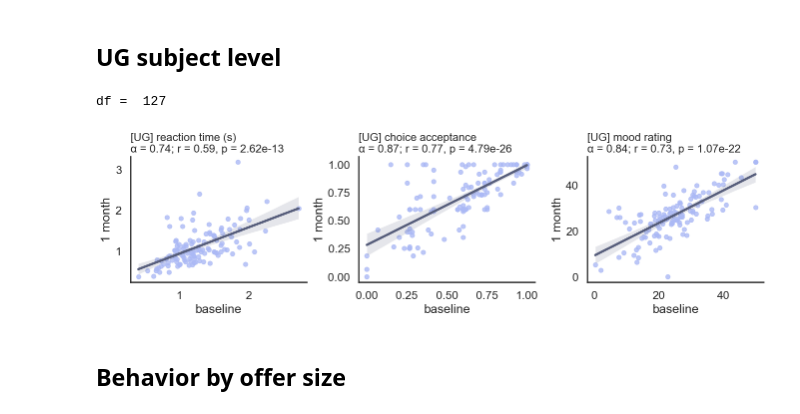
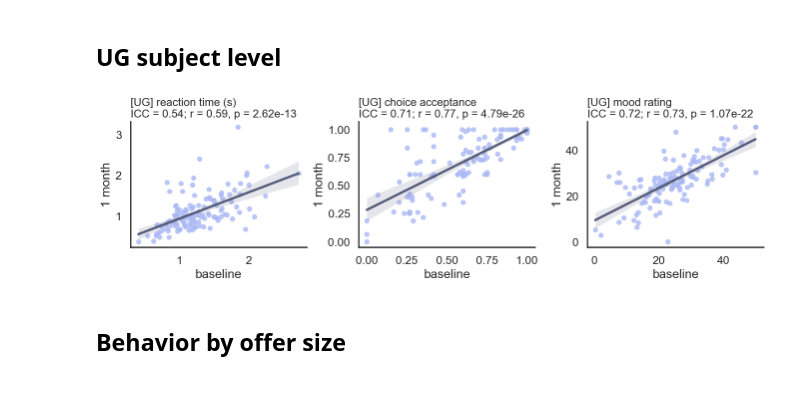
Before and after one commit to fuqixiu/leap-online-study, a Jupyter notebook: analysis/longitudinal_check.ipynb, the cells around one changed output. Drawn from its saved outputs; the diff is of its cells as text; code cells hidden in the pictures.

```diff
--- a/analysis/longitudinal_check.ipynb
+++ b/analysis/longitudinal_check.ipynb
@@ -467,60 +462,74 @@ merged.dropna(inplace=True)
 fig, axes = plt.subplots(1, 3, figsize=(14, 4.2))
 
 # === Panel: RT ===
-# Cronbach's alpha
-df_rt = merged[['choice_rt_T1', 'choice_rt_T3']].dropna()
-alpha_rt, _ = pg.cronbach_alpha(data=df_rt)
-
 x_rt = merged['choice_rt_T1']
 y_rt = merged['choice_rt_T3']
+
+# ICC
+df_rt_long = merged[['participant', 'choice_rt_T1', 'choice_rt_T3']].melt(
+    id_vars='participant', var_name='timepoint', value_name='score')
+df_rt_long['timepoint'] = df_rt_long['timepoint'].str.extract(r'T(\d)').squeeze()
+icc_rt = pg.intraclass_corr(data=df_rt_long, targets='participant', raters='timepoint', ratings='score')
+icc_rt_val = icc_rt.loc[icc_rt['Type'] == 'ICC2', 'ICC'].values[0]
+
+# Pearson r
 r_rt, p_rt = pearsonr(x_rt, y_rt)
-print('df = ', len(x_rt) - 2)
 p_rt_text = f"p = {p_rt:.2e}"
 
-sns.regplot(x=x_rt, y=y_rt, scatter_kws={"s": 40, "color": "#abb9f5"}, line_kws={"color": "#565d7b"}, ax=axes[0])
-axes[0].set_title(f'[UG] reaction time (s) \nα = {alpha_rt:.2f}; r = {r_rt:.2f}, {p_rt_text}', fontsize=16, loc='left')
-# axes[0].set_title('a', fontsize=20, loc='left')
+sns.regplot(x=x_rt, y=y_rt, scatter_kws={"s": 40, "color": "#abb9f5"},
+            line_kws={"color": "#565d7b"}, ax=axes[0])
+axes[0].set_title(f'[UG] reaction time (s) \nICC = {icc_rt_val:.2f}; r = {r_rt:.2f}, {p_rt_text}',
+                  fontsize=16, loc='left')
 axes[0].set_xlabel('baseline')
 axes[0].set_ylabel('1 month')
 
 # === Panel: choice ===
-# Cronbach's alpha
-df_ca = merged[['choice_acc_T1', 'choice_acc_T3']].dropna()
-alpha_ca, _ = pg.cronbach_alpha(data=df_ca)
-
 x_ca = merged['choice_acc_T1']
 y_ca = merged['choice_acc_T3']
+
+df_ca_long = merged[['participant', 'choice_acc_T1', 'choice_acc_T3']].melt(
+    id_vars='participant', var_name='timepoint', value_name='score')
+df_ca_long['timepoint'] = df_ca_long['timepoint'].str.extract(r'T(\d)').squeeze()
+icc_ca = pg.intraclass_corr(data=df_ca_long, targets='participant', raters='timepoint', ratings='score')
+icc_ca_val = icc_ca.loc[icc_ca['Type'] == 'ICC2', 'ICC'].values[0]
+
 r_ca, p_ca = pearsonr(x_ca, y_ca)
 p_ca_text = f"p = {p_ca:.2e}"
 
-sns.regplot(x=x_ca, y=y_ca, scatter_kws={"s": 40, "color": "#abb9f5"}, line_kws={"color": "#565d7b"}, ax=axes[1])
-axes[1].set_title(f'[UG] choice acceptance \nα = {alpha_ca:.2f}; r = {r_ca:.2f}, {p_ca_text}', fontsize=16, loc='left')
+sns.regplot(x=x_ca, y=y_ca, scatter_kws={"s": 40, "color": "#abb9f5"},
+            line_kws={"color": "#565d7b"}, ax=axes[1])
+axes[1].set_title(f'[UG] choice acceptance \nICC = {icc_ca_val:.2f}; r = {r_ca:.2f}, {p_ca_text}',
+                  fontsize=16, loc='left')
 axes[1].set_xlabel('baseline')
 axes[1].set_ylabel('1 month')
 
 # === Panel: mood ===
-# Cronbach's alpha
-df_m = merged[['rating_T1', 'rating_T3']].dropna()
-alpha_m, _ = pg.cronbach_alpha(data=df_m)
-
 x_m = merged['rating_T1']
 y_m = merged['rating_T3']
+
+df_m_long = merged[['participant', 'rating_T1', 'rating_T3']].melt(
+    id_vars='participant', var_name='timepoint', value_name='score')
+df_m_long['timepoint'] = df_m_long['timepoint'].str.extract(r'T(\d)').squeeze()
+icc_m = pg.intraclass_corr(data=df_m_long, targets='participant', raters='timepoint', ratings='score')
+icc_m_val = icc_m.loc[icc_m['Type'] == 'ICC2', 'ICC'].values[0]
+
 r_m, p_m = pearsonr(x_m, y_m)
 p_m_text = f"p = {p_m:.2e}"
 
-sns.regplot(x=x_m, y=y_m, scatter_kws={"s": 40, "color": "#abb9f5"}, line_kws={"color": "#565d7b"}, ax=axes[2])
-axes[2].set_title(f'[UG] mood rating \nα = {alpha_m:.2f}; r = {r_m:.2f}, {p_m_text}', fontsize=16, loc='left')
+sns.regplot(x=x_m, y=y_m, scatter_kws={"s": 40, "color": "#abb9f5"},
+            line_kws={"color": "#565d7b"}, ax=axes[2])
+axes[2].set_title(f'[UG] mood rating \nICC = {icc_m_val:.2f}; r = {r_m:.2f}, {p_m_text}',
+                  fontsize=16, loc='left')
 axes[2].set_xlabel('baseline')
 axes[2].set_ylabel('1 month')
 
 # save
 sns.despine()
 plt.tight_layout()
 plt.savefig('../figure/T1T3_corr_beh.jpg', dpi=300, bbox_inches='tight')
 plt.show()
 # %% [output]
-df =  127
-[figure, old version]
+[figure, new version]
 # %% [markdown]
 ## Behavior by offer size
 # %%
```
Also changed, not shown: parts of 3 cells of this notebook, 7 other files.
